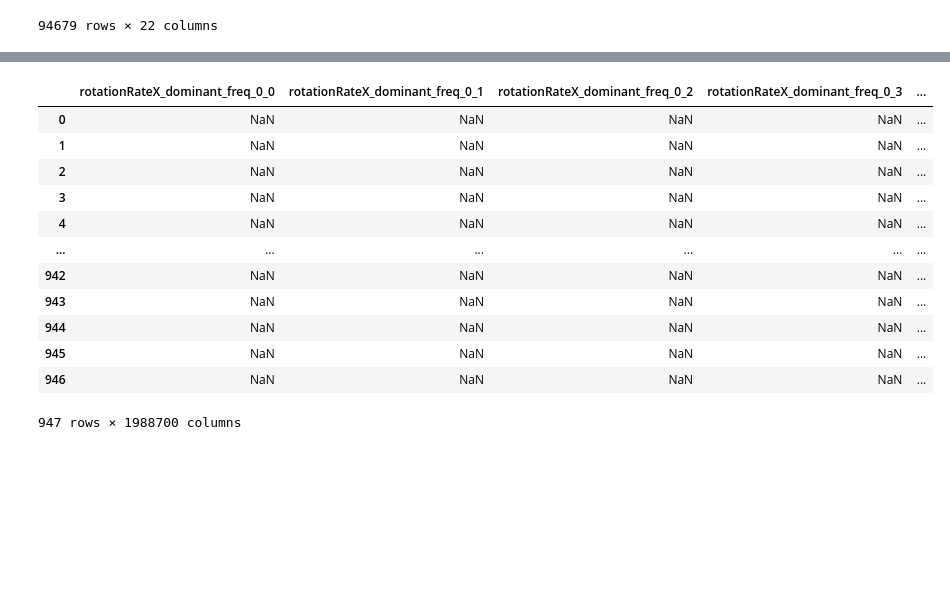
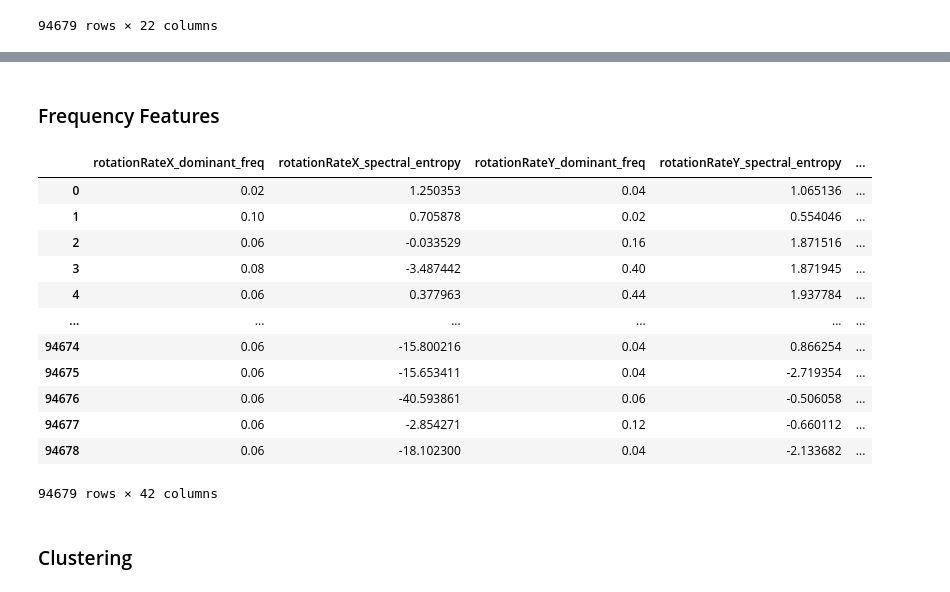
Before and after one commit to Alvarodelamaza/fitness_ml, a Jupyter notebook: feature_engineering.ipynb, the cells around one changed output, grey strips where cells are left out. Cells and saved outputs as stored; diff of their text form; code cells hidden in the pictures; blank space fills up the shorter version.

```diff
--- a/feature_engineering.ipynb
+++ b/feature_engineering.ipynb
@@ -104,4 +99,0 @@ frequency_features_df
-# %%
-data = pd.concat([data, window5, window20, window100,frequency_features_df], axis=1, ignore_index=True)
-data=data.dropna()
-data
@@ -111,38 +100,14 @@ data
+# %% [markdown]
+### Frequency Features
 # %%
 import pandas as pd
 import numpy as np
 from scipy.signal import welch
+import pandas as pd
+import numpy as np
+from scipy.signal import welch
 
-def interpolate_features(feature_df, original_length, window_size, step_size):
-    """
-    Interpolate features to match the length of the original DataFrame.
-
-    Parameters:
-    - feature_df: DataFrame with frequency features for each rolling window
-    - original_length: length of the original DataFrame
-    - window_size: size of each window
-    - step_size: step size for rolling computation
-
-    Returns:
-    - interpolated_df: DataFrame with interpolated features
-    """
-    interpolated_features = []
-
-    for i in range(0, original_length, step_size):
-        start_idx = i
-        end_idx = min(i + window_size, original_length)
-        window_features = feature_df.iloc[i // step_size].copy()
-
-        # Interpolate features to match the length of the original DataFrame
-        window_features.index = [f"{col}_{start_idx}" for col in window_features.index]
-        window_features = window_features.reindex([f"{col}_{j}" for col in window_features.index for j in range(start_idx, end_idx)])
-        window_features.interpolate(method='linear', inplace=True)
-        interpolated_features.append(window_features)
-
-    interpolated_df = pd.DataFrame(interpolated_features)
-    return interpolated_df
-
-def rolling_frequency_features(df, window_size, step_size, fs=1.0):
+def frequency_features(df, window_size, step_size, fs=1.0):
     """
     Extract frequency domain features on a rolling basis.
 
@@ -159,48 +124,52 @@ def rolling_frequency_features(df, window_size, step_size, fs=1.0):
 
     for end in range(window_size, len(df) + 1, step_size):
         window_df = df.iloc[max(0, end - window_size):end]
         feature_dict = {}
 
         for col in df.columns:
             if col not in ['time', 'seconds_elapsed', 'seconds_elapsed_gyro', 'seconds_elapsed_acc', 'seconds_elapsed_hr']:
                 col_data = window_df[col].dropna()
                 if len(col_data) > 0:
                     freqs, psd = welch(col_data, fs=fs, nperseg=min(window_size, len(col_data)))
                     dominant_freq = freqs[np.argmax(psd)]
                     spectral_entropy = -np.sum(psd * np.log2(psd + 1e-10)) / np.log2(len(psd))
                     feature_dict[col + '_dominant_freq'] = dominant_freq
                     feature_dict[col + '_spectral_entropy'] = spectral_entropy
 
         feature_list.append(feature_dict)
 
     feature_df = pd.DataFrame(feature_list)
-    return feature_df
 
-# Example usage
+    # Repeat the same features for each window
+    repeated_features = pd.concat([feature_df] * step_size, ignore_index=True)
+
+    return repeated_features[:len(df)]  # Trim to match the length of the original DataFrame
+
+# Example
 # Assuming df is your DataFrame and you have handled NaNs
 window_size = 50  # Example window size
 step_size = 100    # Example step size for rolling computation
 data = data.dropna()  # Drop rows with NaN values
 
 # Extract rolling frequency features
-rolling_frequency_features_df = rolling_frequency_features(data, window_size, step_size)
+frequency_features_df = frequency_features(data, window_size, step_size)
 
 # Interpolate features to match the length of the original DataFrame
-interpolated_features_df = interpolate_features(rolling_frequency_features_df, len(data), window_size, step_size)
 
 # Verify the resulting DataFrame
-interpolated_features_df
+# Extract rolling frequency features
+frequency_features_df
 # %% [output]
-|  | rotationRateX_dominant_freq_0_0 | rotationRateX_dominant_freq_0_1 | rotationRateX_dominant_freq_0_2 | rotationRateX_dominant_freq_0_3 | ... |
-| 0 | NaN | NaN | NaN | NaN | ... |
-| 1 | NaN | NaN | NaN | NaN | ... |
-| 2 | NaN | NaN | NaN | NaN | ... |
-| 3 | NaN | NaN | NaN | NaN | ... |
-| 4 | NaN | NaN | NaN | NaN | ... |
+|  | rotationRateX_dominant_freq | rotationRateX_spectral_entropy | rotationRateY_dominant_freq | rotationRateY_spectral_entropy | ... |
+| 0 | 0.02 | 1.250353 | 0.04 | 1.065136 | ... |
+| 1 | 0.10 | 0.705878 | 0.02 | 0.554046 | ... |
+| 2 | 0.06 | -0.033529 | 0.16 | 1.871516 | ... |
+| 3 | 0.08 | -3.487442 | 0.40 | 1.871945 | ... |
+| 4 | 0.06 | 0.377963 | 0.44 | 1.937784 | ... |
 | ... | ... | ... | ... | ... | ... |
-| 942 | NaN | NaN | NaN | NaN | ... |
-| 943 | NaN | NaN | NaN | NaN | ... |
-| 944 | NaN | NaN | NaN | NaN | ... |
-| 945 | NaN | NaN | NaN | NaN | ... |
-| 946 | NaN | NaN | NaN | NaN | ... |
+| 94674 | 0.06 | -15.800216 | 0.04 | 0.866254 | ... |
+| 94675 | 0.06 | -15.653411 | 0.04 | -2.719354 | ... |
+| 94676 | 0.06 | -40.593861 | 0.06 | -0.506058 | ... |
+| 94677 | 0.06 | -2.854271 | 0.12 | -0.660112 | ... |
+| 94678 | 0.06 | -18.102300 | 0.04 | -2.133682 | ... |
-947 rows × 1988700 columns
+94679 rows × 42 columns
@@ -208,0 +176,2 @@ interpolated_features_df
+# %% [markdown]
+### Clustering
```
Also changed, not shown: parts of 13 cells of this notebook, 4 other files.
